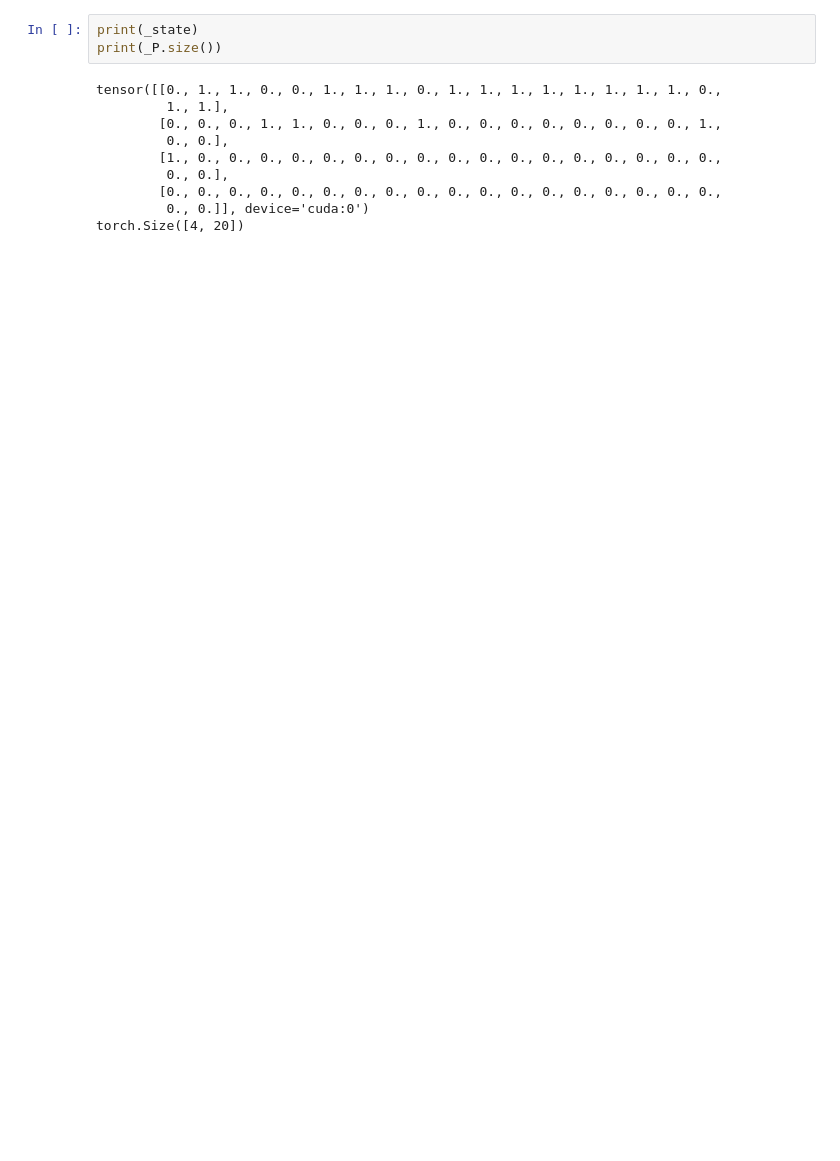
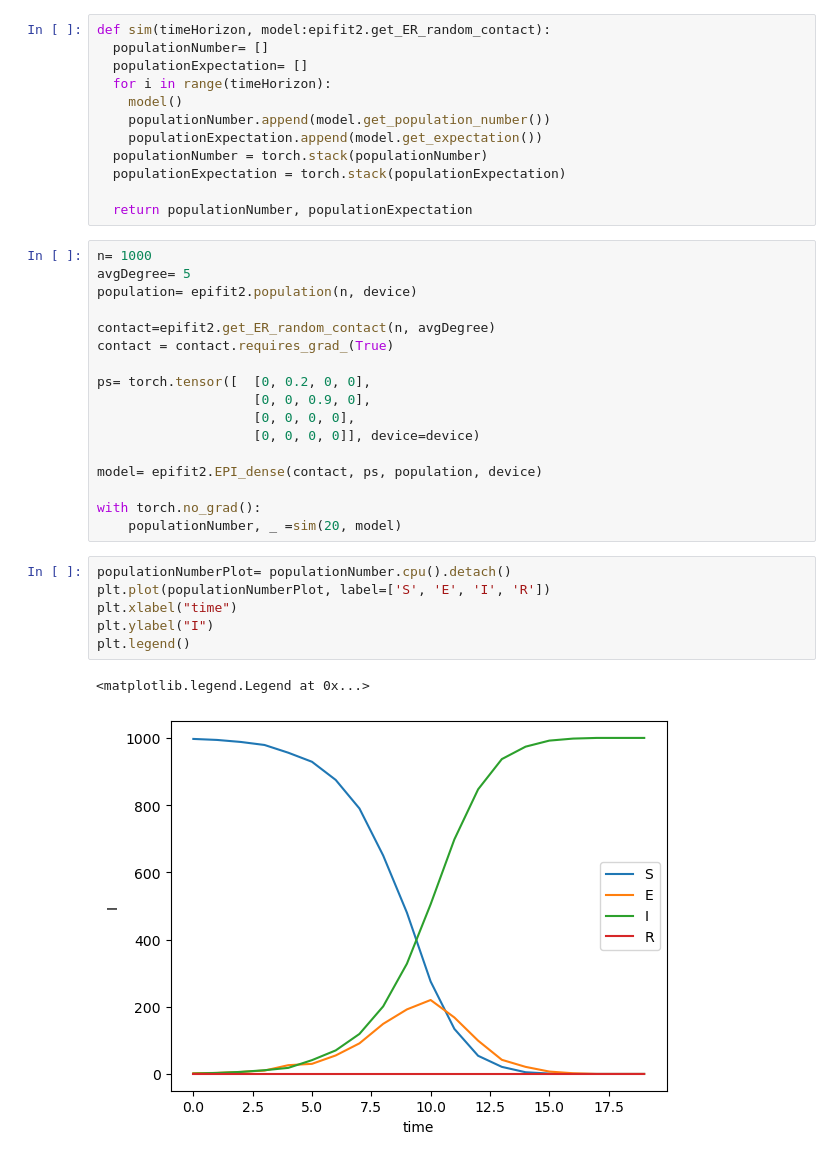
Before and after one commit to bizhili/Epi_fit, a Jupyter notebook: socio_epi_networks/test.ipynb, the cells around one changed output. Cells and saved outputs as stored; diff of their text form; blank space fills up the shorter version.

Commit message:
add epifit2 class

```diff
--- a/socio_epi_networks/test.ipynb
+++ b/socio_epi_networks/test.ipynb
@@ -60,13 +12,38 @@ for i in range(4):
-# %%
-print(_state)
-print(_P.size())
-# %% [output]
-tensor([[0., 1., 1., 0., 0., 1., 1., 1., 0., 1., 1., 1., 1., 1., 1., 1., 1., 0.,
-         1., 1.],
-        [0., 0., 0., 1., 1., 0., 0., 0., 1., 0., 0., 0., 0., 0., 0., 0., 0., 1.,
-         0., 0.],
-        [1., 0., 0., 0., 0., 0., 0., 0., 0., 0., 0., 0., 0., 0., 0., 0., 0., 0.,
-         0., 0.],
-        [0., 0., 0., 0., 0., 0., 0., 0., 0., 0., 0., 0., 0., 0., 0., 0., 0., 0.,
-         0., 0.]], device='cuda:0')
-torch.Size([4, 20])
+# %%
+def sim(timeHorizon, model:epifit2.get_ER_random_contact):
+  populationNumber= []
+  populationExpectation= []
+  for i in range(timeHorizon):
+    model()
+    populationNumber.append(model.get_population_number())
+    populationExpectation.append(model.get_expectation())
+  populationNumber = torch.stack(populationNumber)
+  populationExpectation = torch.stack(populationExpectation)
+
+  return populationNumber, populationExpectation
+# %%
+n= 1000
+avgDegree= 5
+population= epifit2.population(n, device)
+
+contact=epifit2.get_ER_random_contact(n, avgDegree)
+contact = contact.requires_grad_(True)
+
+ps= torch.tensor([  [0, 0.2, 0, 0],
+                    [0, 0, 0.9, 0],
+                    [0, 0, 0, 0],
+                    [0, 0, 0, 0]], device=device)
+
+model= epifit2.EPI_dense(contact, ps, population, device)
+
+with torch.no_grad():
+    populationNumber, _ =sim(20, model)
+# %%
+populationNumberPlot= populationNumber.cpu().detach()
+plt.plot(populationNumberPlot, label=['S', 'E', 'I', 'R'])
+plt.xlabel("time")
+plt.ylabel("I")
+plt.legend()
+# %% [output]
+<matplotlib.legend.Legend at 0x...>
+[figure, added]
```
Also changed, not shown: parts of 2 cells of this notebook, 1 other file.
